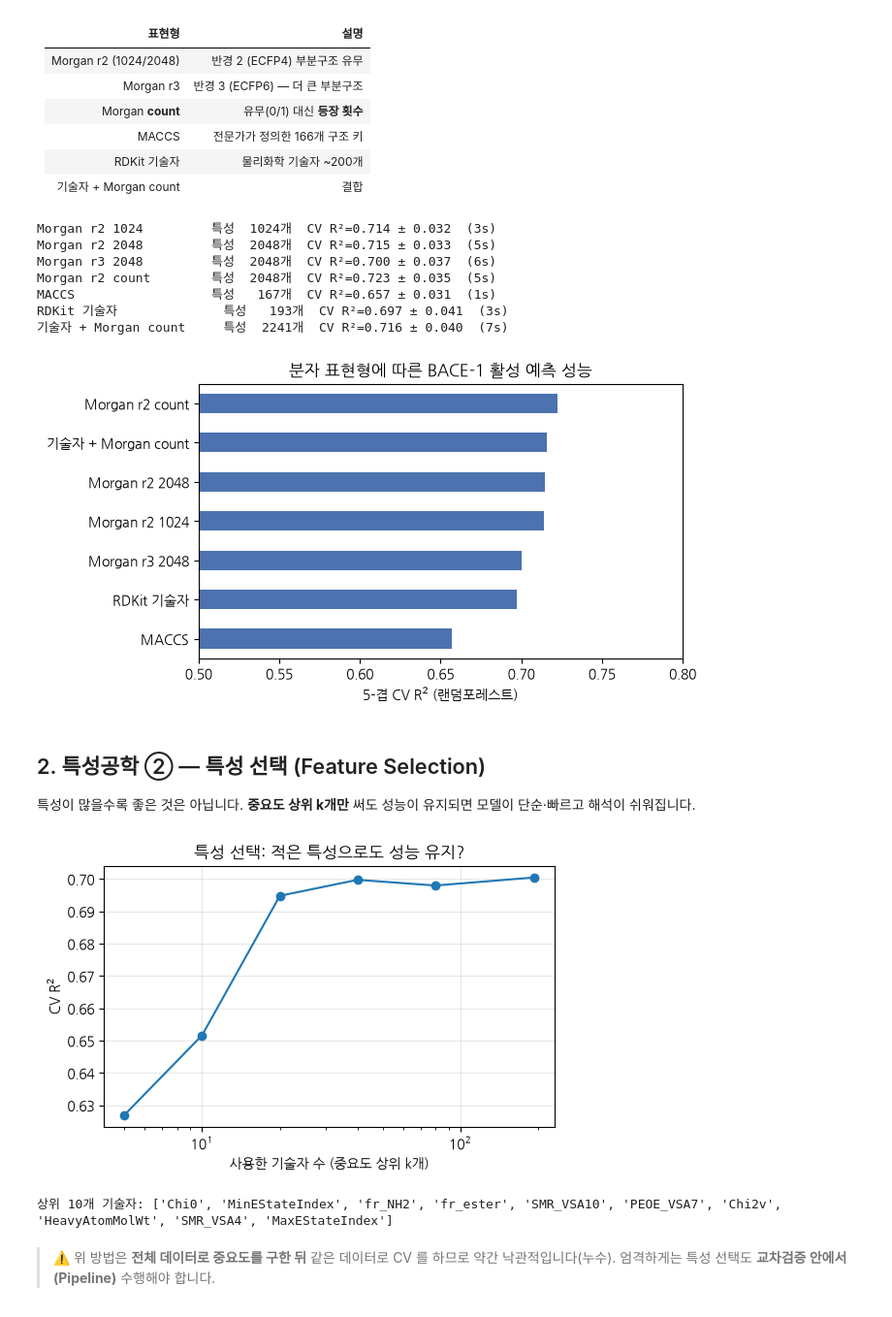
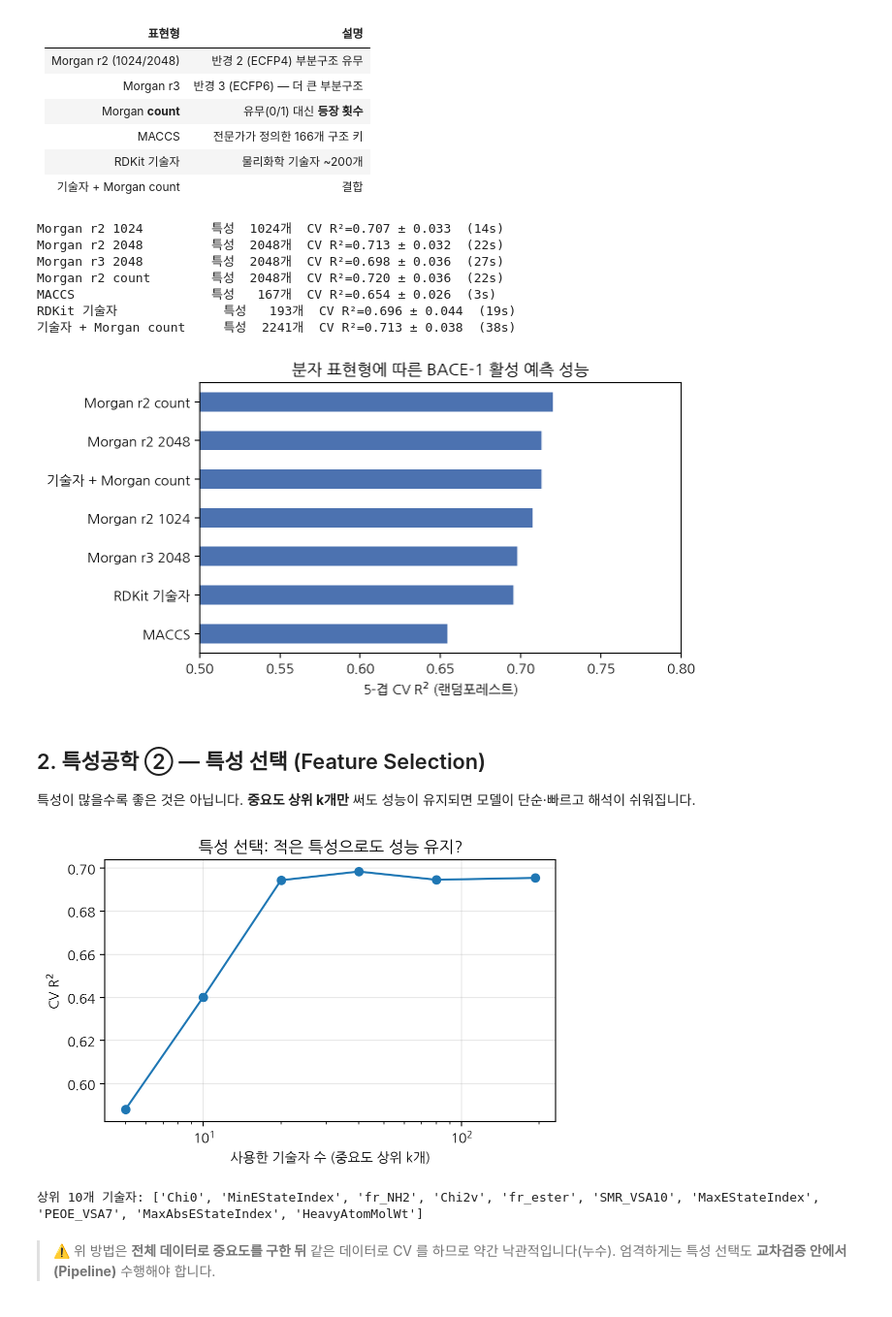
Before and after one commit to StillWork/DrugAI, a Jupyter notebook: 06_Model_Optimization.ipynb, the cells around one changed output. Shown at 97% size. Drawn from its saved outputs; the diff is of its cells as text; code cells hidden in the pictures.

```diff
--- a/06_Model_Optimization.ipynb
+++ b/06_Model_Optimization.ipynb
@@ -66,40 +65,40 @@ FEATS = {"Morgan r2 1024": morgan(2, 1024), "Morgan r2 2048": morgan(2, 2048), "
 FEATS["기술자 + Morgan count"] = np.hstack([FEATS["RDKit 기술자"], FEATS["Morgan r2 count"]])
 
 kf = KFold(5, shuffle=True, random_state=42)
-rf = RandomForestRegressor(n_estimators=200, n_jobs=-1, random_state=42, max_features=0.3)
+rf = RandomForestRegressor(n_estimators=100, n_jobs=-1, random_state=42, max_features=0.3)
 fe = {}
 for k, X in FEATS.items():
     t = time.time(); sc = cross_val_score(rf, X, y, cv=kf, scoring="r2")
     fe[k] = sc.mean(); print(f"{k:22s} 특성 {X.shape[1]:5d}개  CV R²={sc.mean():.3f} ± {sc.std():.3f}  ({time.time()-t:.0f}s)")
 # %% [output]
-Morgan r2 1024         특성  1024개  CV R²=0.714 ± 0.032  (3s)
-Morgan r2 2048         특성  2048개  CV R²=0.715 ± 0.033  (5s)
-Morgan r3 2048         특성  2048개  CV R²=0.700 ± 0.037  (6s)
-Morgan r2 count        특성  2048개  CV R²=0.723 ± 0.035  (5s)
-MACCS                  특성   167개  CV R²=0.657 ± 0.031  (1s)
-RDKit 기술자              특성   193개  CV R²=0.697 ± 0.041  (3s)
-기술자 + Morgan count     특성  2241개  CV R²=0.716 ± 0.040  (7s)
+Morgan r2 1024         특성  1024개  CV R²=0.707 ± 0.033  (14s)
+Morgan r2 2048         특성  2048개  CV R²=0.713 ± 0.032  (22s)
+Morgan r3 2048         특성  2048개  CV R²=0.698 ± 0.036  (27s)
+Morgan r2 count        특성  2048개  CV R²=0.720 ± 0.036  (22s)
+MACCS                  특성   167개  CV R²=0.654 ± 0.026  (3s)
+RDKit 기술자              특성   193개  CV R²=0.696 ± 0.044  (19s)
+기술자 + Morgan count     특성  2241개  CV R²=0.713 ± 0.038  (38s)
 # %%
 pd.Series(fe).sort_values().plot.barh(figsize=(7, 3.8), color="#4C72B0")
 plt.xlim(0.5, 0.8); plt.xlabel("5-겹 CV R$^2$ (랜덤포레스트)"); plt.title("분자 표현형에 따른 BACE-1 활성 예측 성능"); plt.tight_layout(); plt.show()
 # %% [output]
-[figure, old version]
+[figure, new version]
 # %% [markdown]
 ## 2. 특성공학 ② — 특성 선택 (Feature Selection)
 특성이 많을수록 좋은 것은 아닙니다. **중요도 상위 k개만** 써도 성능이 유지되면 모델이 단순·빠르고 해석이 쉬워집니다.
 # %%
 X_desc = desc
-rf_full = RandomForestRegressor(n_estimators=300, n_jobs=-1, random_state=42).fit(X_desc, y)
+rf_full = RandomForestRegressor(n_estimators=100, n_jobs=-1, random_state=42).fit(X_desc, y)
 order = pd.Series(rf_full.feature_importances_, index=X_desc.columns).sort_values(ascending=False)
 ks, scores = [5, 10, 20, 40, 80, X_desc.shape[1]], []
 for k in ks:
     scores.append(cross_val_score(rf, X_desc[order.index[:k]], y, cv=kf, scoring="r2").mean())
 plt.figure(figsize=(6, 3.5)); plt.plot(ks, scores, "o-"); plt.xscale("log")
 plt.xlabel("사용한 기술자 수 (중요도 상위 k개)"); plt.ylabel("CV R$^2$"); plt.title("특성 선택: 적은 특성으로도 성능 유지?"); plt.grid(alpha=0.3); plt.show()
 print("상위 10개 기술자:", list(order.index[:10]))
 # %% [output]
-[figure, old version]
+[figure, new version]
-상위 10개 기술자: ['Chi0', 'MinEStateIndex', 'fr_NH2', 'fr_ester', 'SMR_VSA10', 'PEOE_VSA7', 'Chi2v', 'HeavyAtomMolWt', 'SMR_VSA4', 'MaxEStateIndex']
+상위 10개 기술자: ['Chi0', 'MinEStateIndex', 'fr_NH2', 'Chi2v', 'fr_ester', 'SMR_VSA10', 'MaxEStateIndex', 'PEOE_VSA7', 'MaxAbsEStateIndex', 'HeavyAtomMolWt']
 # %% [markdown]
 > ⚠️ 위 방법은 **전체 데이터로 중요도를 구한 뒤** 같은 데이터로 CV 를 하므로 약간 낙관적입니다(누수).
 > 엄격하게는 특성 선택도 **교차검증 안에서(Pipeline)** 수행해야 합니다.
```
Also changed, not shown: parts of 11 cells of this notebook.
